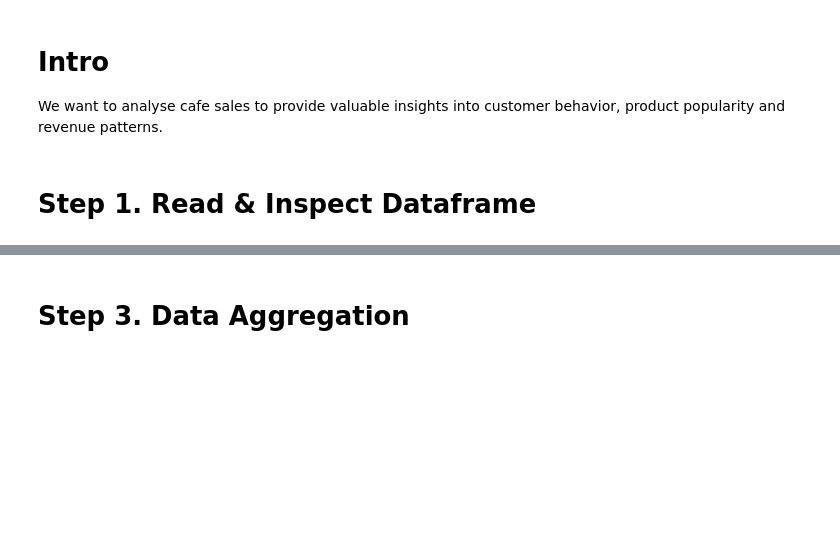
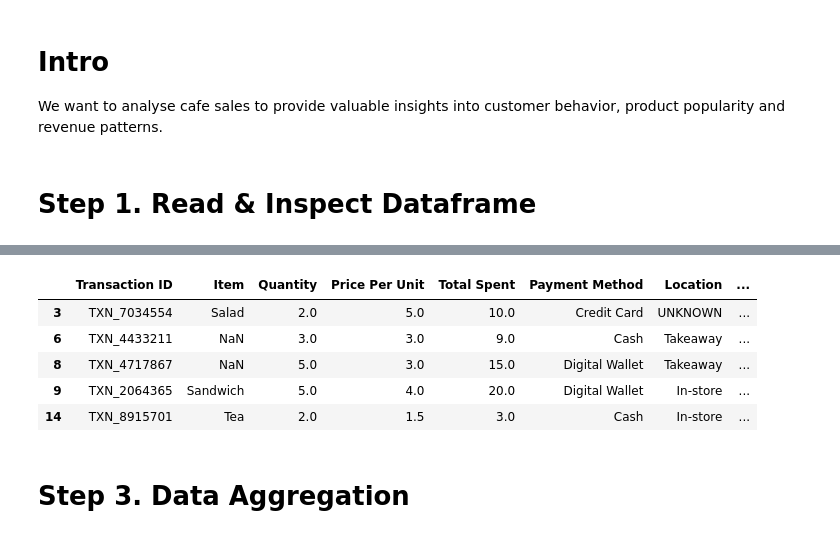
Before and after one commit to phandeyr/data-analysis, a Jupyter notebook: cafe-sales/cafe-sales.ipynb, the cells around one changed output, grey strips where cells are left out. Drawn from its saved outputs; the diff is of its cells as text; code cells hidden in the pictures; blank space fills up the shorter version.

```diff
--- a/cafe-sales/cafe-sales.ipynb
+++ b/cafe-sales/cafe-sales.ipynb
@@ -78,3 +152,15 @@ df_clean.info()
+# %%
+# Populate missing Payment Method with most common value
+df_clean['Payment Method'] = df_clean.apply(lambda row: payment_method_mode[row['Total Spent']] if pd.isna(row['Payment Method']) else row['Payment Method'], axis=1)
+# Confirm the payment method mapping is correct
+df_clean.iloc[[3, 6, 8, 9, 13]]
+# %% [output]
+|  | Transaction ID | Item | Quantity | Price Per Unit | Total Spent | Payment Method | Location | ... |
+| 3 | TXN_7034554 | Salad | 2.0 | 5.0 | 10.0 | Credit Card | UNKNOWN | ... |
+| 6 | TXN_4433211 | NaN | 3.0 | 3.0 | 9.0 | Cash | Takeaway | ... |
+| 8 | TXN_4717867 | NaN | 5.0 | 3.0 | 15.0 | Digital Wallet | Takeaway | ... |
+| 9 | TXN_2064365 | Sandwich | 5.0 | 4.0 | 20.0 | Digital Wallet | In-store | ... |
+| 14 | TXN_8915701 | Tea | 2.0 | 1.5 | 3.0 | Cash | In-store | ... |
 # %% [markdown]
 # Step 3. Data Aggregation
 # %%
```
Also changed, not shown: parts of 9 cells of this notebook.
